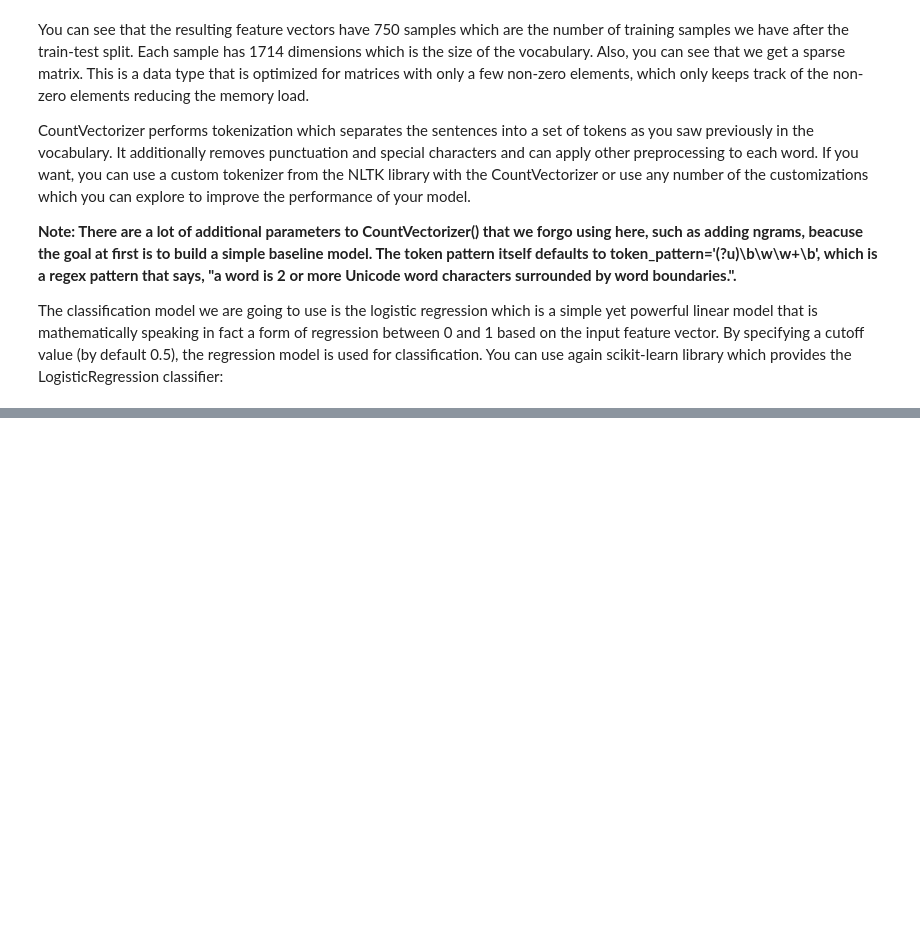
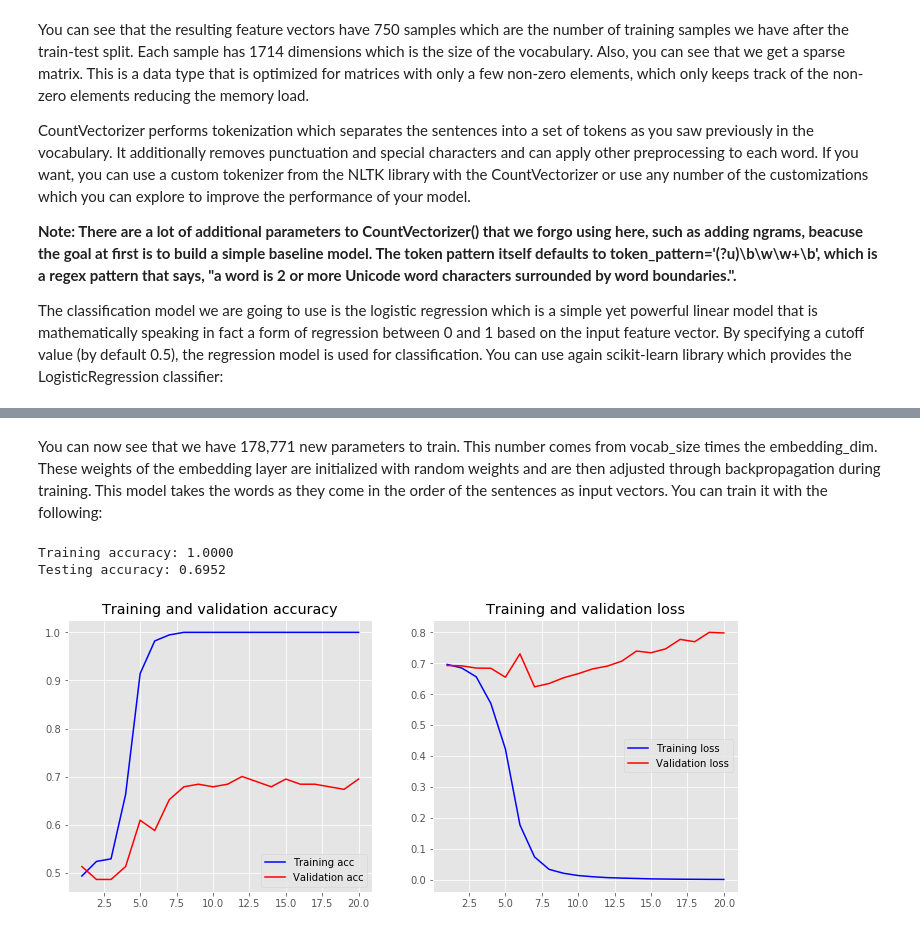
Before and after one commit to Lal4Tech/SentimentAnalysis, a Jupyter notebook: src/main/analysis/sentiment/analyzer.ipynb, the cells around one changed output, grey strips where cells are left out. Cells and saved outputs as stored; diff of their text form; code cells hidden in the pictures; blank space fills up the shorter version.

Commit message:
Added word embedding and CNN

```diff
--- a/src/main/analysis/sentiment/analyzer.ipynb
+++ b/src/main/analysis/sentiment/analyzer.ipynb
@@ -118,0 +402,9 @@ score
+# %%
+from keras.preprocessing.sequence import pad_sequences
+
+maxlen = 100
+
+X_train = pad_sequences(X_train, padding = 'post', maxlen = maxlen)
+X_test = pad_sequences(X_test, padding = 'post', maxlen = maxlen)
+
+print(X_train[0, :])
@@ -118,0 +430,13 @@ score
+# %%
+from keras.models import Sequential
+from keras import layers
+
+embedding_dim = 50
+
+model = Sequential()
+model.add(layers.Embedding(input_dim = vocab_size, output_dim = embedding_dim, input_length = maxlen))
+model.add(layers.Flatten())
+model.add(layers.Dense(10, activation = 'relu'))
+model.add(layers.Dense(1, activation = 'sigmoid'))
+model.compile(optimizer = 'adam', loss = 'binary_crossentropy', metrics = ['accuracy'])
+model.summary()
@@ -118,0 +459,19 @@ score
+# %% [markdown]
+You can now see that we have 178,771 new parameters to train. This number comes from vocab_size times the embedding_dim. These weights of the embedding layer are initialized with random weights and are then adjusted through backpropagation during training. This model takes the words as they come in the order of the sentences as input vectors. You can train it with the following:
+# %%
+history = model.fit(X_train, y_train,
+                   epochs = 20,
+                   verbose = False,
+                   validation_data = (X_test, y_test),
+                   batch_size = 10)
+
+loss, accuracy = model.evaluate(X_train, y_train, verbose = False)
+print('Training accuracy: {:.4f}'.format(accuracy))
+loss, accuracy = model.evaluate(X_test, y_test, verbose = False)
+print('Testing accuracy: {:.4f}'.format(accuracy))
+
+plot_history(history)
+# %% [output]
+Training accuracy: 1.0000
+Testing accuracy: 0.6952
+[figure, added]
```
Also changed, not shown: parts of 55 cells of this notebook.
